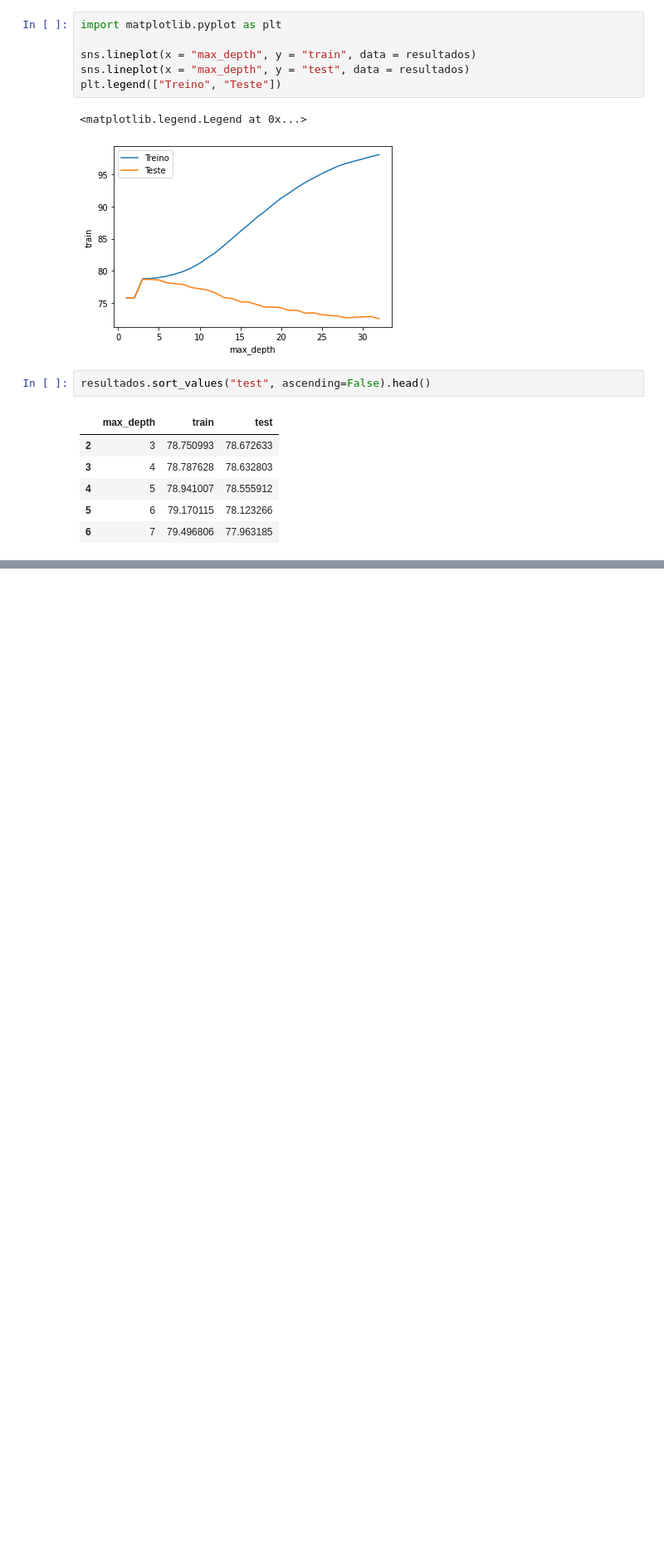
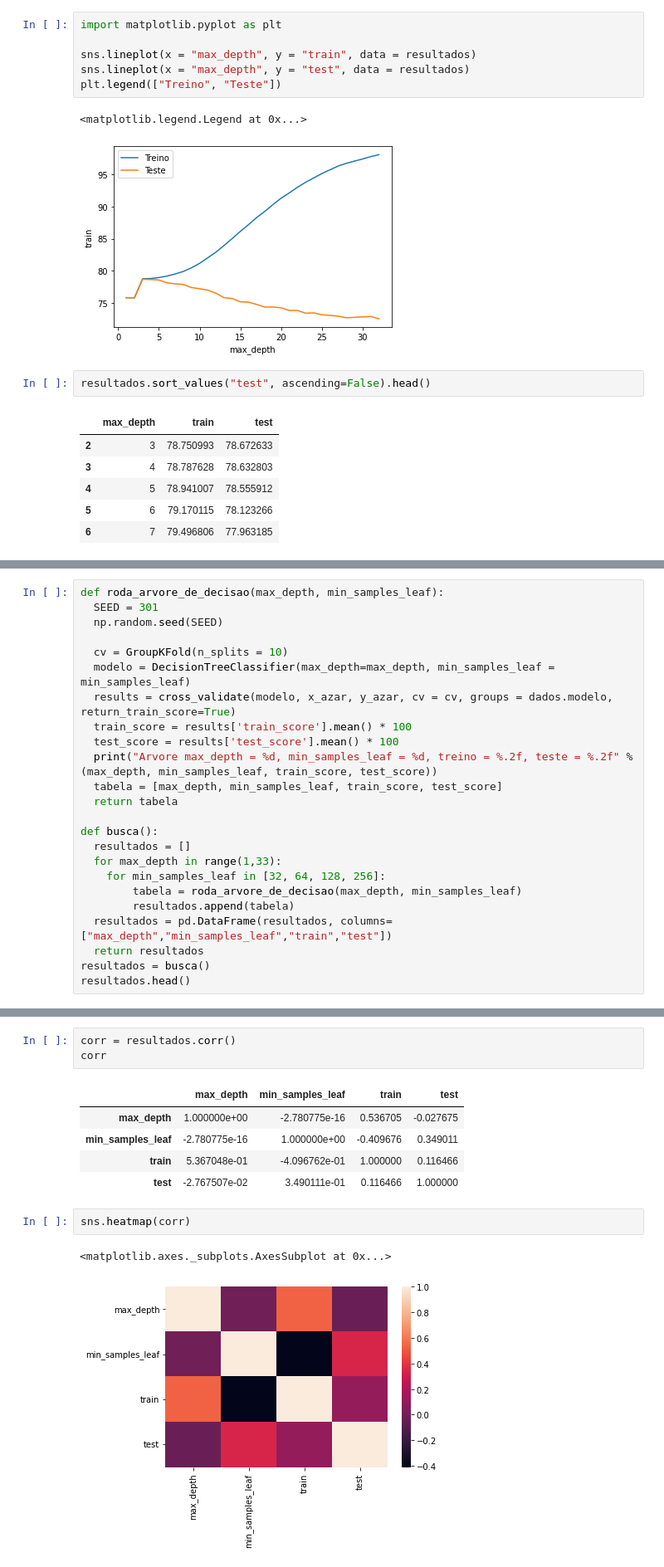
Before and after one commit to OseiasBeu/Data-Science, a Jupyter notebook: ValidandoModelos/Introdução_a_Machine_Learning_Otimização.ipynb, the cells around one changed output, grey strips where cells are left out. Shown at 83% size. Cells and saved outputs as stored; diff of their text form; blank space fills up the shorter version.

```diff
--- a/ValidandoModelos/Introdução_a_Machine_Learning_Otimização.ipynb
+++ b/ValidandoModelos/Introdução_a_Machine_Learning_Otimização.ipynb
@@ -296,0 +317,24 @@ resultados.sort_values("test", ascending=False).head()
+# %%
+def roda_arvore_de_decisao(max_depth, min_samples_leaf):
+  SEED = 301
+  np.random.seed(SEED)
+
+  cv = GroupKFold(n_splits = 10)
+  modelo = DecisionTreeClassifier(max_depth=max_depth, min_samples_leaf = min_samples_leaf)
+  results = cross_validate(modelo, x_azar, y_azar, cv = cv, groups = dados.modelo, return_train_score=True)
+  train_score = results['train_score'].mean() * 100
+  test_score = results['test_score'].mean() * 100
+  print("Arvore max_depth = %d, min_samples_leaf = %d, treino = %.2f, teste = %.2f" % (max_depth, min_samples_leaf, train_score, test_score))
+  tabela = [max_depth, min_samples_leaf, train_score, test_score]
+  return tabela
+
+def busca():
+  resultados = []
+  for max_depth in range(1,33):
+    for min_samples_leaf in [32, 64, 128, 256]:
+        tabela = roda_arvore_de_decisao(max_depth, min_samples_leaf)
+        resultados.append(tabela)
+  resultados = pd.DataFrame(resultados, columns= ["max_depth","min_samples_leaf","train","test"])
+  return resultados
+resultados = busca()
+resultados.head()
@@ -296,0 +374,14 @@ resultados.sort_values("test", ascending=False).head()
+# %%
+corr = resultados.corr()
+corr
+# %% [output]
+|  | max_depth | min_samples_leaf | train | test |
+| max_depth | 1.000000e+00 | -2.780775e-16 | 0.536705 | -0.027675 |
+| min_samples_leaf | -2.780775e-16 | 1.000000e+00 | -0.409676 | 0.349011 |
+| train | 5.367048e-01 | -4.096762e-01 | 1.000000 | 0.116466 |
+| test | -2.767507e-02 | 3.490111e-01 | 0.116466 | 1.000000 |
+# %%
+sns.heatmap(corr)
+# %% [output]
+<matplotlib.axes._subplots.AxesSubplot at 0x...>
+[figure, added]
```
Also changed, not shown: parts of 15 cells of this notebook.
